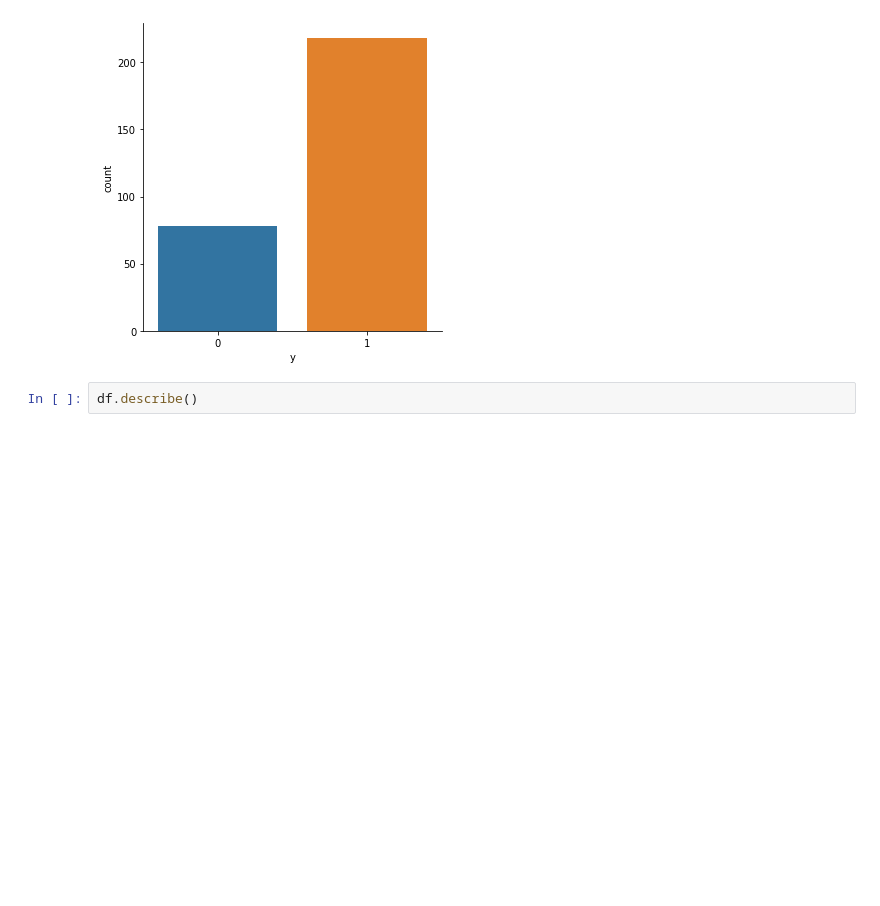
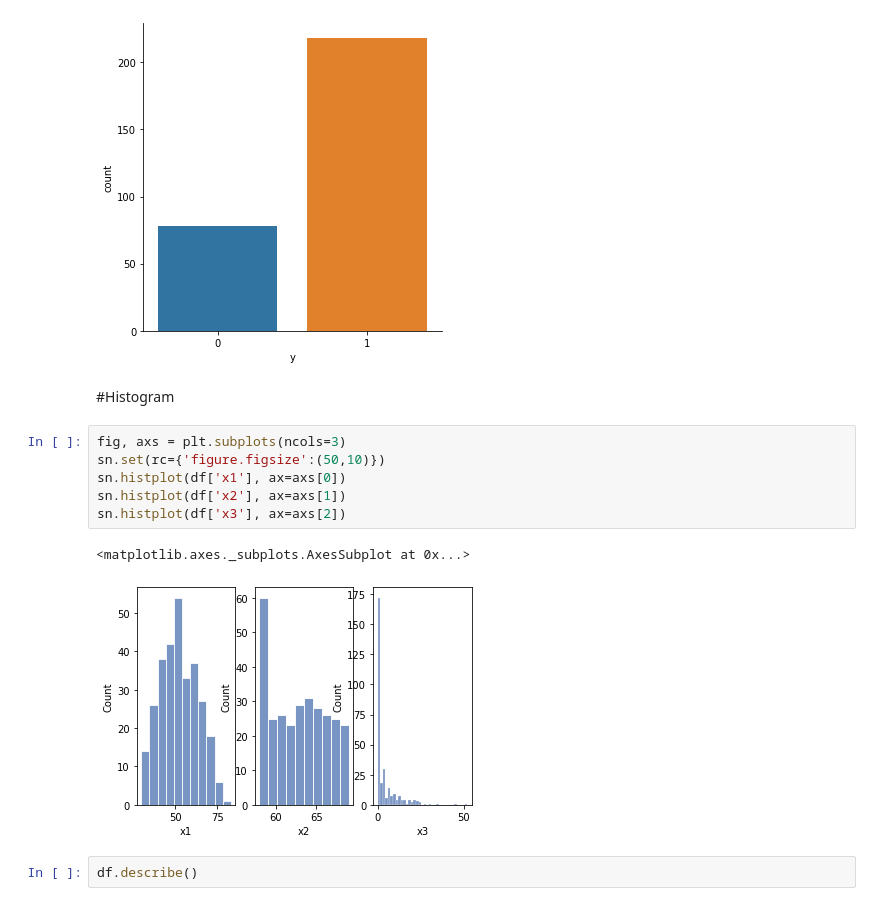
Before and after one commit to Zeknous/Tugas-AI-3, a Jupyter notebook: Tupro_3.ipynb, the cells around one changed output. Drawn from its saved outputs; the diff is of its cells as text; blank space fills up the shorter version.

```diff
--- a/Tupro_3.ipynb
+++ b/Tupro_3.ipynb
@@ -43,6 +43,17 @@ plt.show()
 0     78
 Name: y, dtype: int64
 [figure]
+# %% [markdown]
+#Histogram
+# %%
+fig, axs = plt.subplots(ncols=3)
+sn.set(rc={'figure.figsize':(50,10)})
+sn.histplot(df['x1'], ax=axs[0])
+sn.histplot(df['x2'], ax=axs[1])
+sn.histplot(df['x3'], ax=axs[2])
+# %% [output]
+<matplotlib.axes._subplots.AxesSubplot at 0x...>
+[figure, added]
 # %%
 df.describe()
 # %% [output]
```
Also changed, not shown: parts of 9 cells of this notebook.
